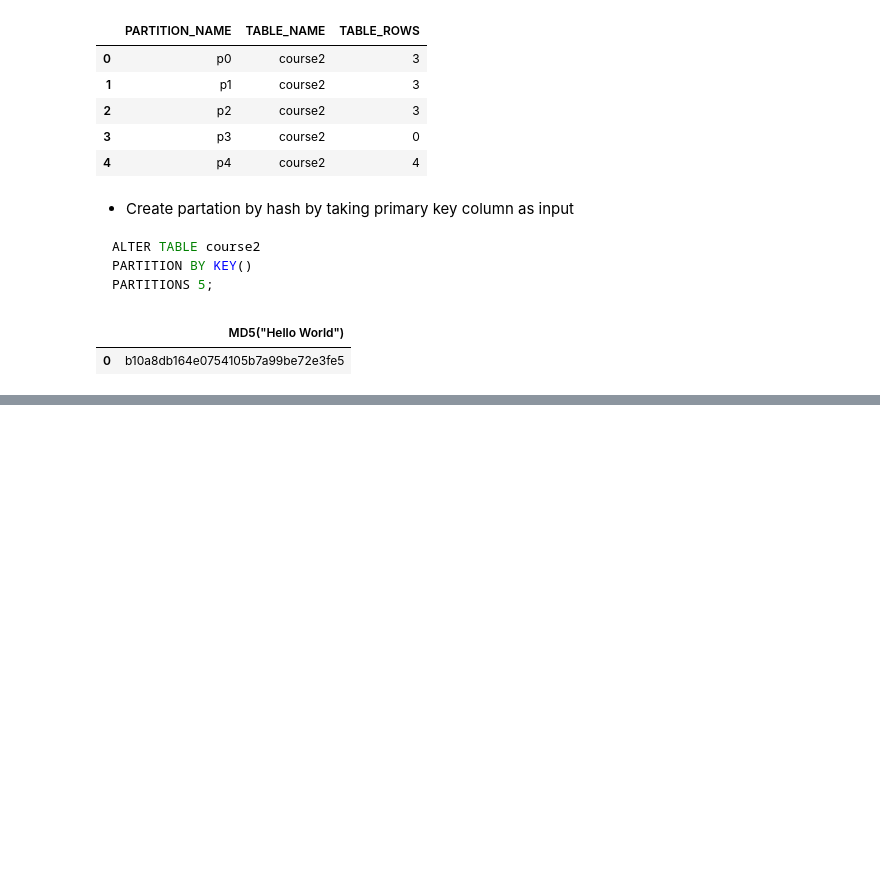
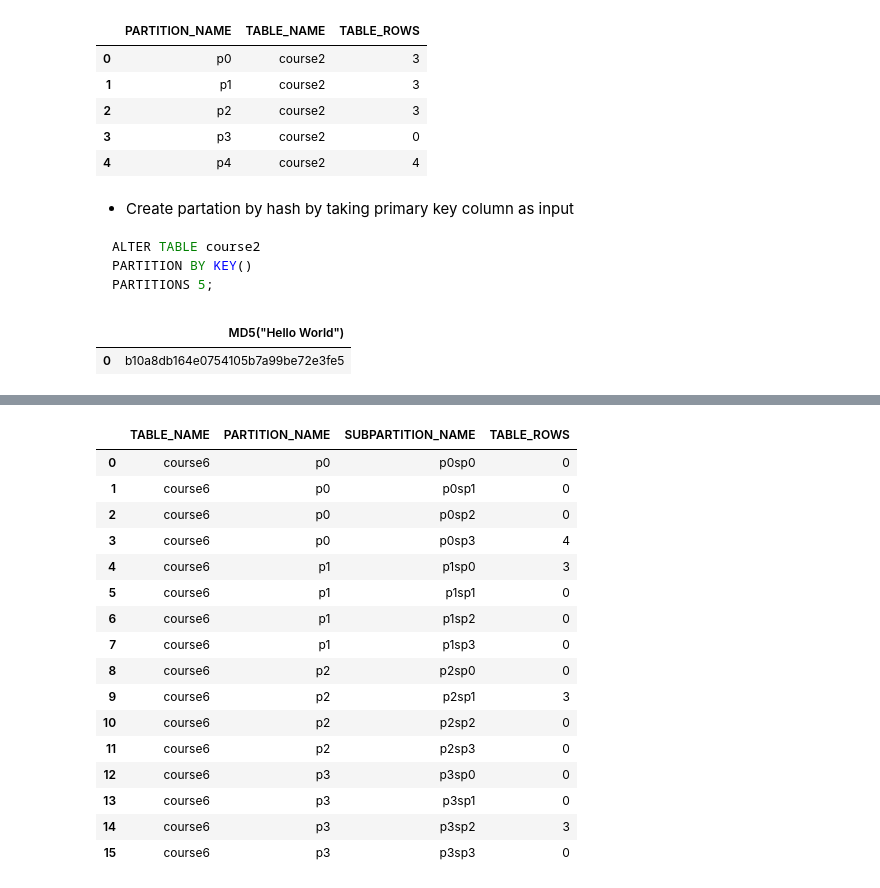
Before and after one commit to dev-hack95/SQL, a Jupyter notebook: SQL8.ipynb, the cells around one changed output, grey strips where cells are left out. Saved outputs shown, nothing was run; the diff lists cells and outputs as text; code cells hidden in the pictures; blank space fills up the shorter version.

```diff
--- a/SQL8.ipynb
+++ b/SQL8.ipynb
@@ -555,0 +661,30 @@ partition by list columns(course_mentor) (
+# %%
+data.query("""
+SELECT
+    table_name,
+    partition_name,
+    subpartition_name,
+    table_rows
+FROM
+    information_schema.partitions
+WHERE
+    table_name = 'course6';
+""")
+# %% [output]
+|  | TABLE_NAME | PARTITION_NAME | SUBPARTITION_NAME | TABLE_ROWS |
+| 0 | course6 | p0 | p0sp0 | 0 |
+| 1 | course6 | p0 | p0sp1 | 0 |
+| 2 | course6 | p0 | p0sp2 | 0 |
+| 3 | course6 | p0 | p0sp3 | 4 |
+| 4 | course6 | p1 | p1sp0 | 3 |
+| 5 | course6 | p1 | p1sp1 | 0 |
+| 6 | course6 | p1 | p1sp2 | 0 |
+| 7 | course6 | p1 | p1sp3 | 0 |
+| 8 | course6 | p2 | p2sp0 | 0 |
+| 9 | course6 | p2 | p2sp1 | 3 |
+| 10 | course6 | p2 | p2sp2 | 0 |
+| 11 | course6 | p2 | p2sp3 | 0 |
+| 12 | course6 | p3 | p3sp0 | 0 |
+| 13 | course6 | p3 | p3sp1 | 0 |
+| 14 | course6 | p3 | p3sp2 | 3 |
+| 15 | course6 | p3 | p3sp3 | 0 |
```
Also changed, not shown: parts of 41 cells of this notebook.
